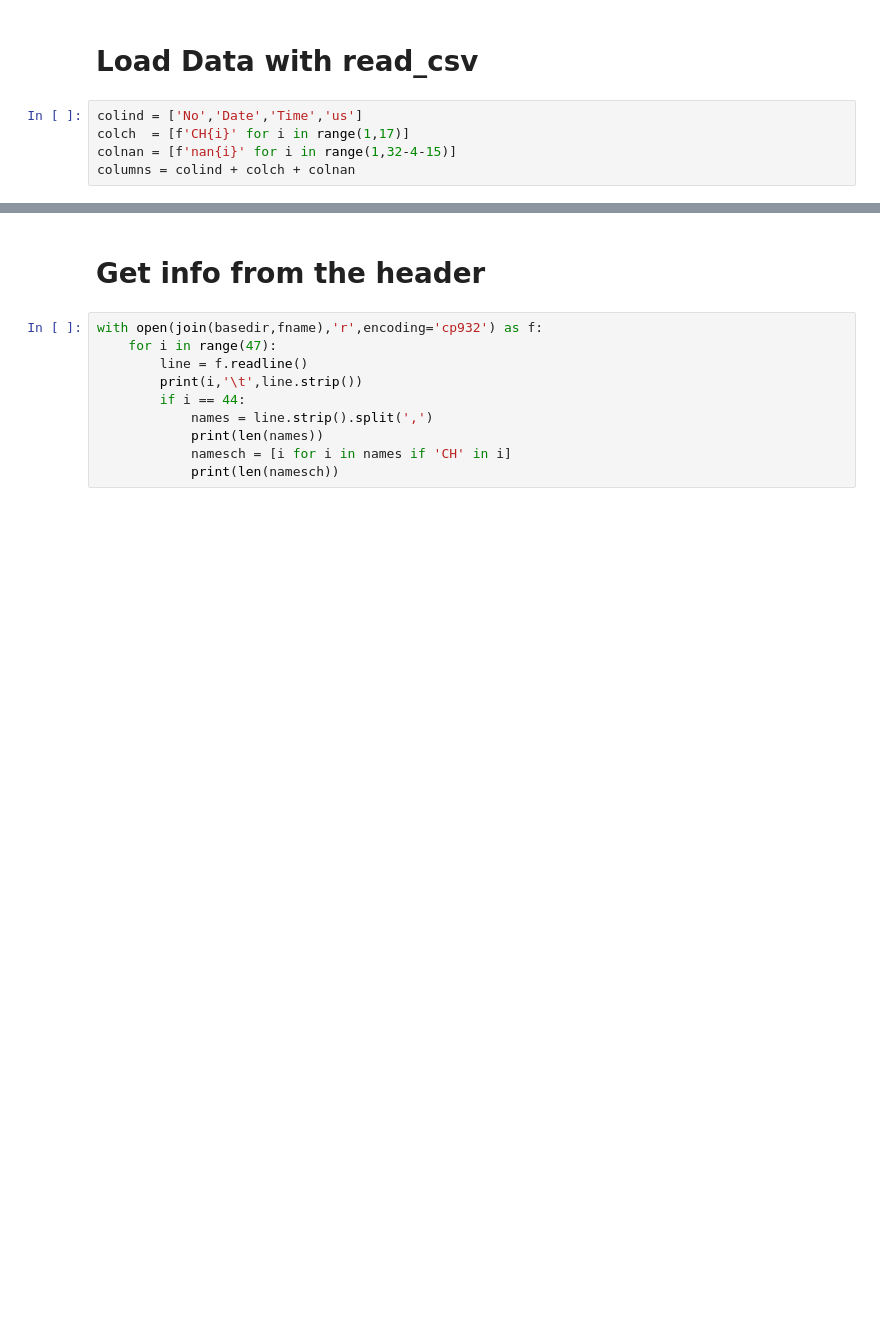
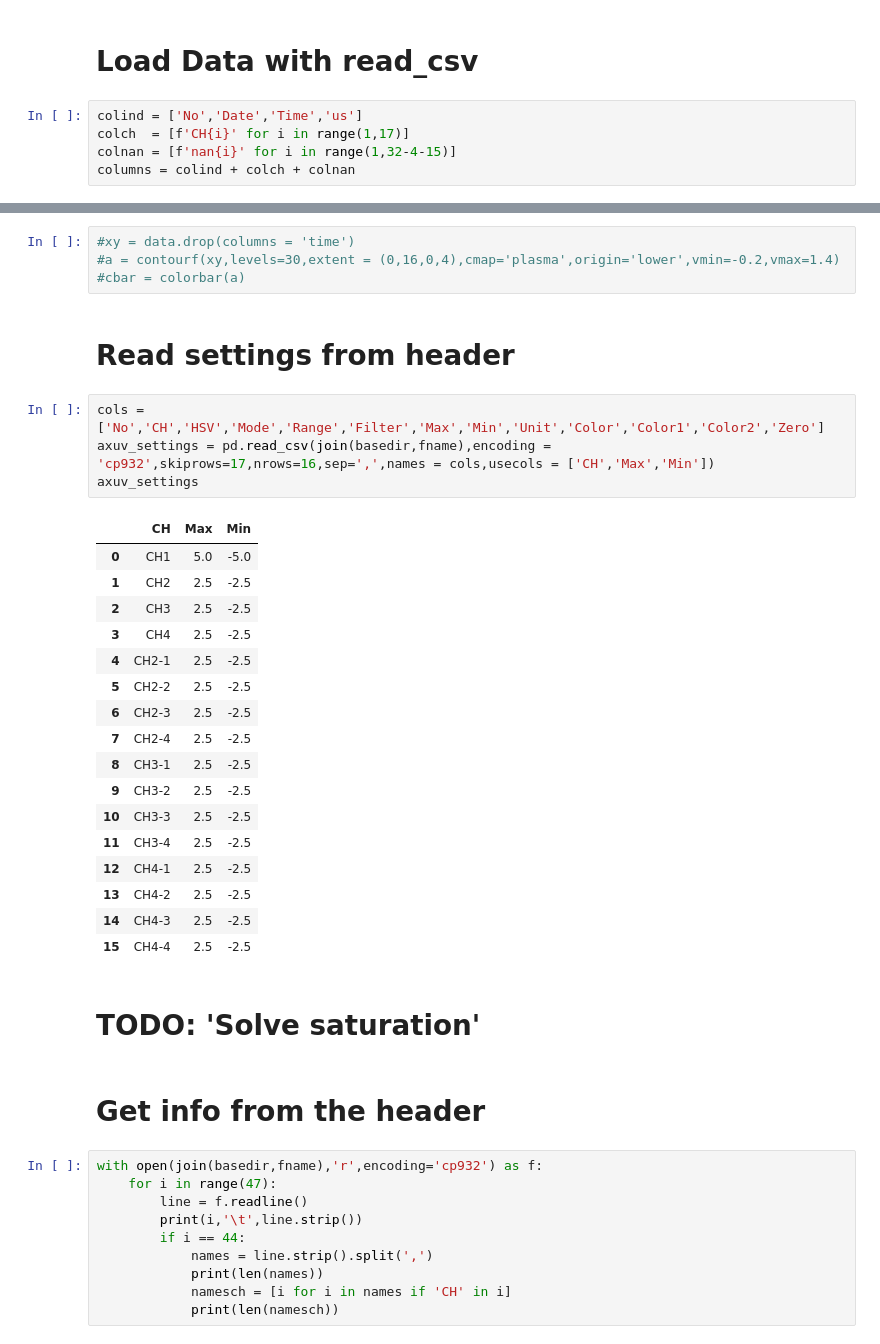
Before and after one commit to queezz/AXUV, a Jupyter notebook: notebooks/readdata.ipynb, the cells around one changed output, grey strips where cells are left out. Cells and saved outputs as stored; diff of their text form; blank space fills up the shorter version.

```diff
--- a/notebooks/readdata.ipynb
+++ b/notebooks/readdata.ipynb
@@ -51,3 +56,33 @@ plot(t,data['CH7'])
+# %%
+#xy = data.drop(columns = 'time')
+#a = contourf(xy,levels=30,extent = (0,16,0,4),cmap='plasma',origin='lower',vmin=-0.2,vmax=1.4)
+#cbar = colorbar(a)
+# %% [markdown]
+# Read settings from header
+# %%
+cols = ['No','CH','HSV','Mode','Range','Filter','Max','Min','Unit','Color','Color1','Color2','Zero']
+axuv_settings = pd.read_csv(join(basedir,fname),encoding = 'cp932',skiprows=17,nrows=16,sep=',',names = cols,usecols = ['CH','Max','Min'])
+axuv_settings
+# %% [output]
+|  | CH | Max | Min |
+| 0 | CH1 | 5.0 | -5.0 |
+| 1 | CH2 | 2.5 | -2.5 |
+| 2 | CH3 | 2.5 | -2.5 |
+| 3 | CH4 | 2.5 | -2.5 |
+| 4 | CH2-1 | 2.5 | -2.5 |
+| 5 | CH2-2 | 2.5 | -2.5 |
+| 6 | CH2-3 | 2.5 | -2.5 |
+| 7 | CH2-4 | 2.5 | -2.5 |
+| 8 | CH3-1 | 2.5 | -2.5 |
+| 9 | CH3-2 | 2.5 | -2.5 |
+| 10 | CH3-3 | 2.5 | -2.5 |
+| 11 | CH3-4 | 2.5 | -2.5 |
+| 12 | CH4-1 | 2.5 | -2.5 |
+| 13 | CH4-2 | 2.5 | -2.5 |
+| 14 | CH4-3 | 2.5 | -2.5 |
+| 15 | CH4-4 | 2.5 | -2.5 |
+# %% [markdown]
+# TODO: 'Solve saturation'
 # %% [markdown]
 # Get info from the header
 # %%
```
Also changed, not shown: parts of 6 cells of this notebook, 4 other files.
